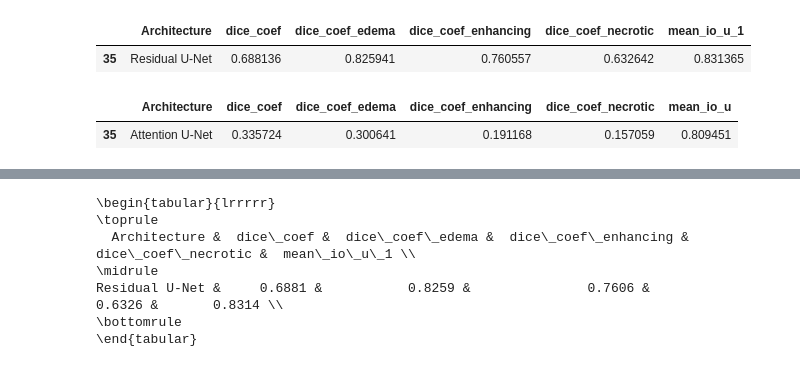
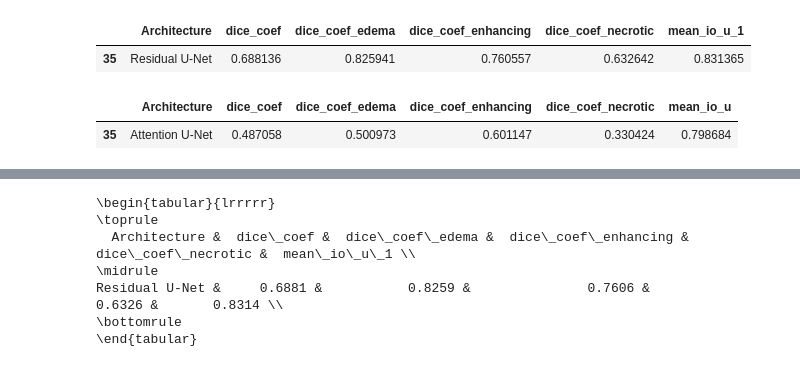
Before and after one commit to VegardEikenes/Brain-Tumor-Segmentation-with-CNN, a Jupyter notebook: Results_resunet_attunet_resattunet.ipynb, the cells around one changed output, grey strips where cells are left out. Saved outputs shown, nothing was run; the diff lists cells and outputs as text; code cells hidden in the pictures.

```diff
--- a/Results_resunet_attunet_resattunet.ipynb
+++ b/Results_resunet_attunet_resattunet.ipynb
@@ -12,12 +12,12 @@ df
 # %%
 df2 = pd.read_csv('Logs/testing/attU_net_2d.log')
 df2 = df2[['dice_coef', 'dice_coef_edema', 'dice_coef_enhancing', 'dice_coef_necrotic', 'mean_io_u']]
-df2 = pd.DataFrame(df2.mean().to_dict(),index=[df.index.values[-1]])
+df2 = pd.DataFrame(df2.mean().to_dict(),index=[df2.index.values[-1]])
 df2.insert(loc=0, column='Architecture', value='Attention U-Net')
 df2
 # %% [output]
 |  | Architecture | dice_coef | dice_coef_edema | dice_coef_enhancing | dice_coef_necrotic | mean_io_u |
-| 35 | Attention U-Net | 0.335724 | 0.300641 | 0.191168 | 0.157059 | 0.809451 |
+| 35 | Attention U-Net | 0.487058 | 0.500973 | 0.601147 | 0.330424 | 0.798684 |
 # %%
 df3 = pd.read_csv('Logs/testing/resattU_net_2d.log')
 df3 = df3[['dice_coef', 'dice_coef_edema', 'dice_coef_enhancing', 'dice_coef_necrotic', 'mean_io_u']]
```
Also changed, not shown: parts of 3 cells of this notebook, 15 other files.
